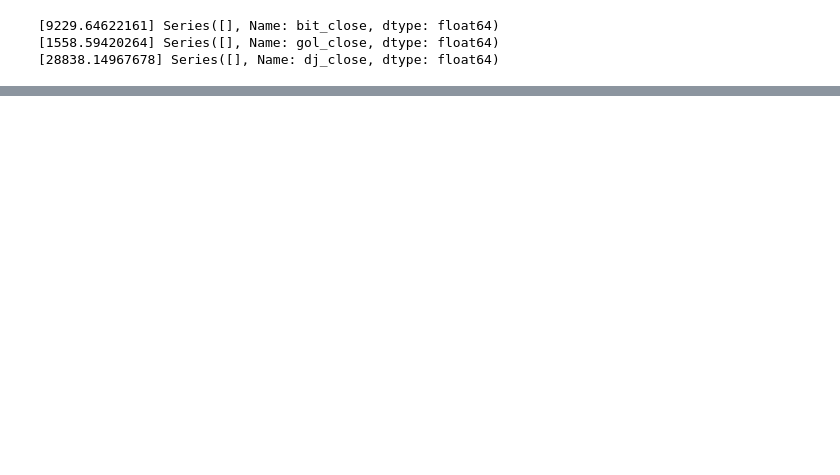
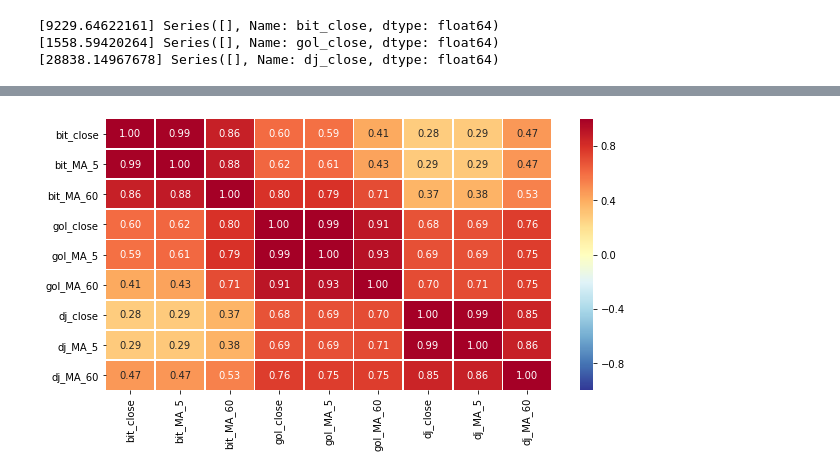
Before and after one commit to florentious/Python_Fundamental, a Jupyter notebook: cryptocurrency/data classification by voting.ipynb, the cells around one changed output, grey strips where cells are left out. Drawn from its saved outputs; the diff is of its cells as text; code cells hidden in the pictures; blank space fills up the shorter version.

```diff
--- a/cryptocurrency/data classification by voting.ipynb
+++ b/cryptocurrency/data classification by voting.ipynb
@@ -847,3 +857,14 @@ try:
 
 finally:
     conn.close()
+# %%
+# img 처리
+dateList = [upData.index[-1].date() - relativedelta(months=3),
+            upData.index[-1].date() - relativedelta(years=1),
+            upData.index[-1].date() - relativedelta(years=2),
+            upData.index[-1].date() - relativedelta(years=3),
+            None]
+
+
+upData_corr = upData.loc[dateList[1] :,['bit_close','bit_MA_5','bit_MA_60','gol_close','gol_MA_5','gol_MA_60','dj_close','dj_MA_5','dj_MA_60']].corr()
+upData_corr
@@ -849,0 +882,19 @@ finally:
+# %%
+# 값이 다르니까 scaler를 적용해서 재 확인
+
+# standard scaler
+scaler = StandardScaler()
+scaler.fit(upData_corr)
+corr_scaled = scaler.transform = (upData_corr)
+
+plt.figure(figsize = (10,5))
+hm = sns.heatmap(data=corr_scaled, annot=True, fmt = '.2f', linewidths = .5,
+            cmap='RdYlBu_r', vmin = -1, vmax = 1)
+# 위 아래 0.5씩 더 줘서 꼬이는게 없어지게 하는 경우
+bottom, top = hm.get_ylim()
+hm.set_ylim(bottom + 0.5, top - 0.5)
+
+outImgPath = '../../workspace/.metadata/.plugins/org.eclipse.wst.server.core/tmp0/wtpwebapps/CorrelationAnalysis/info/img/corr_scale.jpg'
+plt.savefig(outImgPath)
+# %% [output]
+[figure, added]
```
Also changed, not shown: parts of 8 cells of this notebook, 2 other files.
